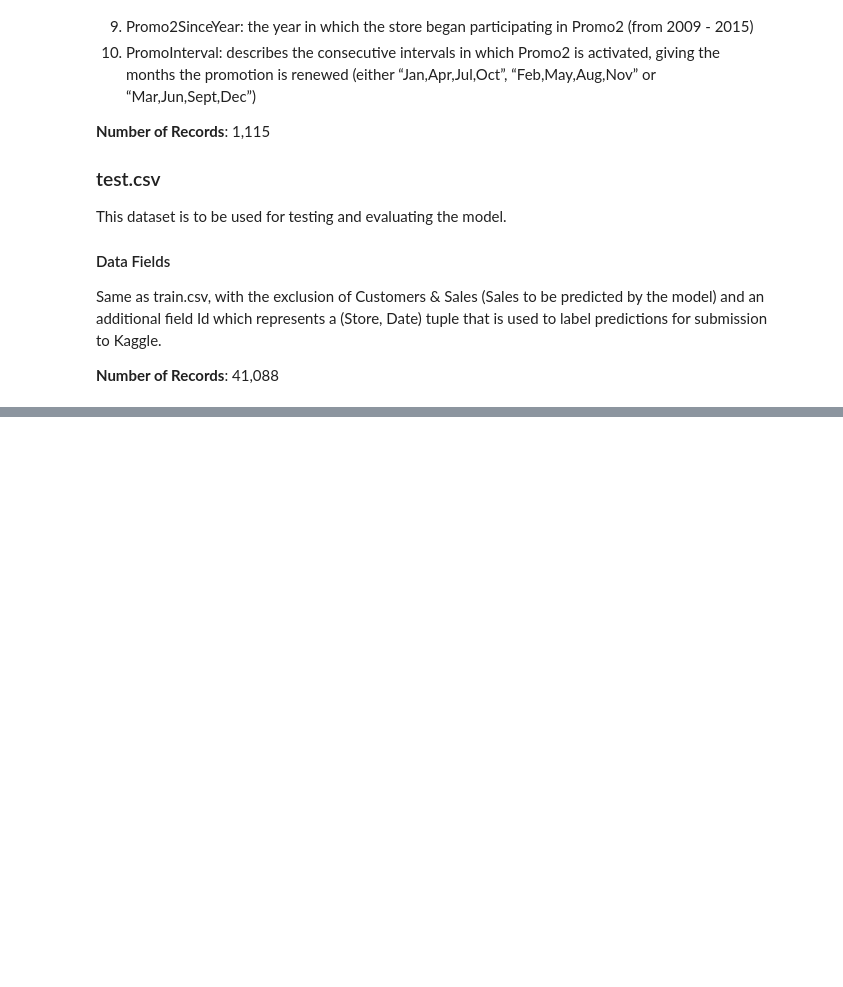
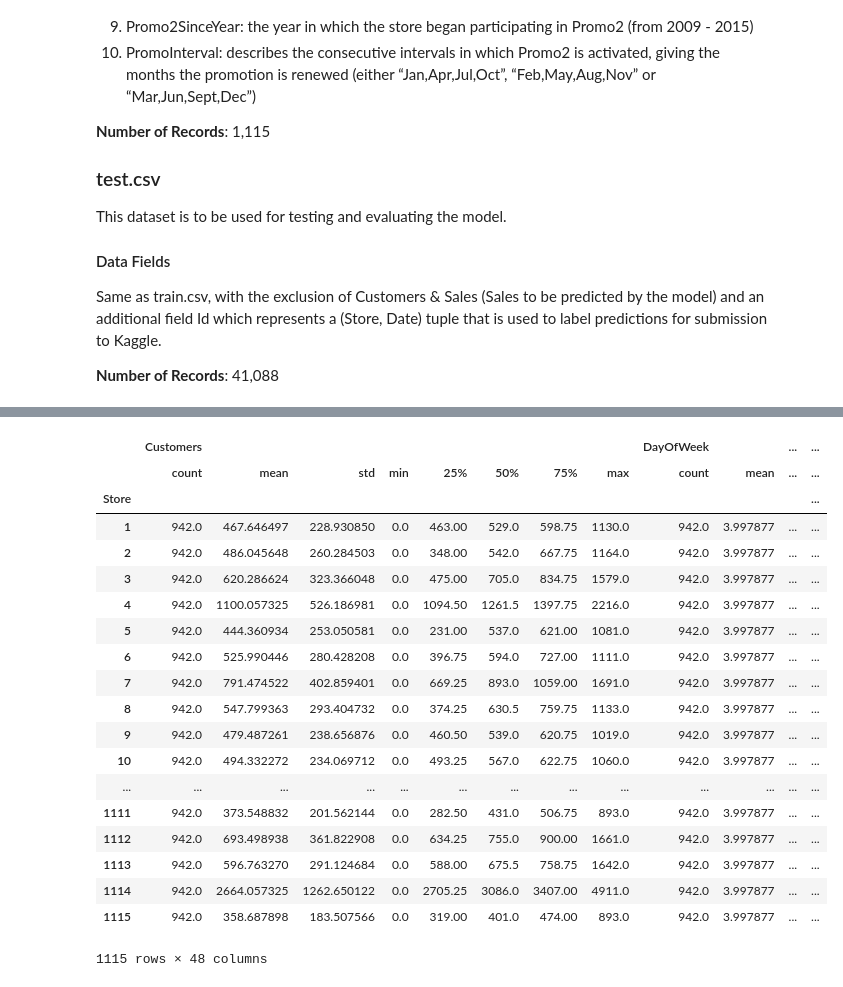
Before and after one commit to nikv96/CZ4032-Assignment, a Jupyter notebook: data-analysis.ipynb, the cells around one changed output, grey strips where cells are left out. Cells and saved outputs as stored; diff of their text form; code cells hidden in the pictures; blank space fills up the shorter version.

```diff
--- a/data-analysis.ipynb
+++ b/data-analysis.ipynb
@@ -47,0 +131,23 @@ Same as train.csv, with the exclusion of Customers & Sales (Sales to be predicte
+# %%
+training_df.groupby([training_df['Store']]).describe()
+# %% [output]
+|  | Customers |  |  |  |  |  |  |  | DayOfWeek |  | ... | ... |
+|  | count | mean | std | min | 25% | 50% | 75% | max | count | mean | ... | ... |
+| Store |  |  |  |  |  |  |  |  |  |  |  | ... |
+| 1 | 942.0 | 467.646497 | 228.930850 | 0.0 | 463.00 | 529.0 | 598.75 | 1130.0 | 942.0 | 3.997877 | ... | ... |
+| 2 | 942.0 | 486.045648 | 260.284503 | 0.0 | 348.00 | 542.0 | 667.75 | 1164.0 | 942.0 | 3.997877 | ... | ... |
+| 3 | 942.0 | 620.286624 | 323.366048 | 0.0 | 475.00 | 705.0 | 834.75 | 1579.0 | 942.0 | 3.997877 | ... | ... |
+| 4 | 942.0 | 1100.057325 | 526.186981 | 0.0 | 1094.50 | 1261.5 | 1397.75 | 2216.0 | 942.0 | 3.997877 | ... | ... |
+| 5 | 942.0 | 444.360934 | 253.050581 | 0.0 | 231.00 | 537.0 | 621.00 | 1081.0 | 942.0 | 3.997877 | ... | ... |
+| 6 | 942.0 | 525.990446 | 280.428208 | 0.0 | 396.75 | 594.0 | 727.00 | 1111.0 | 942.0 | 3.997877 | ... | ... |
+| 7 | 942.0 | 791.474522 | 402.859401 | 0.0 | 669.25 | 893.0 | 1059.00 | 1691.0 | 942.0 | 3.997877 | ... | ... |
+| 8 | 942.0 | 547.799363 | 293.404732 | 0.0 | 374.25 | 630.5 | 759.75 | 1133.0 | 942.0 | 3.997877 | ... | ... |
+| 9 | 942.0 | 479.487261 | 238.656876 | 0.0 | 460.50 | 539.0 | 620.75 | 1019.0 | 942.0 | 3.997877 | ... | ... |
+| 10 | 942.0 | 494.332272 | 234.069712 | 0.0 | 493.25 | 567.0 | 622.75 | 1060.0 | 942.0 | 3.997877 | ... | ... |
+| ... | ... | ... | ... | ... | ... | ... | ... | ... | ... | ... | ... | ... |
+| 1111 | 942.0 | 373.548832 | 201.562144 | 0.0 | 282.50 | 431.0 | 506.75 | 893.0 | 942.0 | 3.997877 | ... | ... |
+| 1112 | 942.0 | 693.498938 | 361.822908 | 0.0 | 634.25 | 755.0 | 900.00 | 1661.0 | 942.0 | 3.997877 | ... | ... |
+| 1113 | 942.0 | 596.763270 | 291.124684 | 0.0 | 588.00 | 675.5 | 758.75 | 1642.0 | 942.0 | 3.997877 | ... | ... |
+| 1114 | 942.0 | 2664.057325 | 1262.650122 | 0.0 | 2705.25 | 3086.0 | 3407.00 | 4911.0 | 942.0 | 3.997877 | ... | ... |
+| 1115 | 942.0 | 358.687898 | 183.507566 | 0.0 | 319.00 | 401.0 | 474.00 | 893.0 | 942.0 | 3.997877 | ... | ... |
+1115 rows × 48 columns
```
Also changed, not shown: parts of 5 cells of this notebook.
